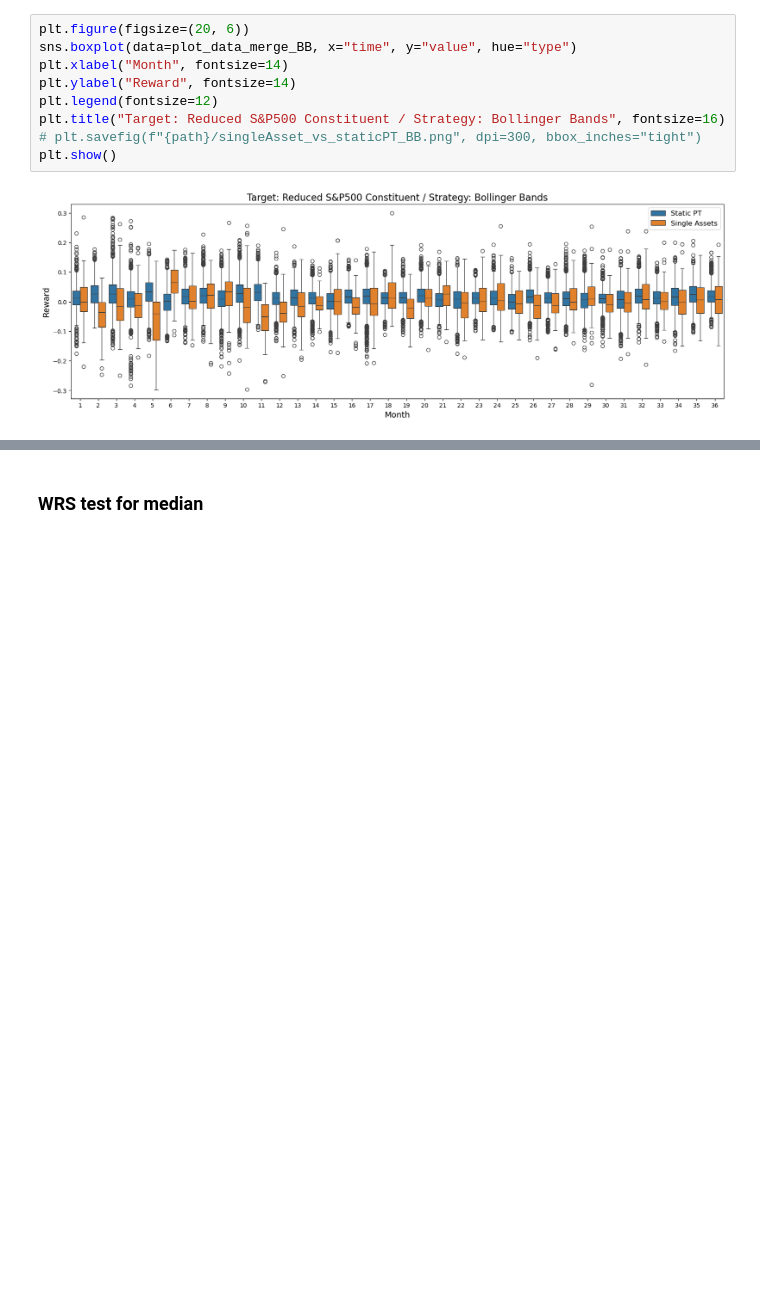
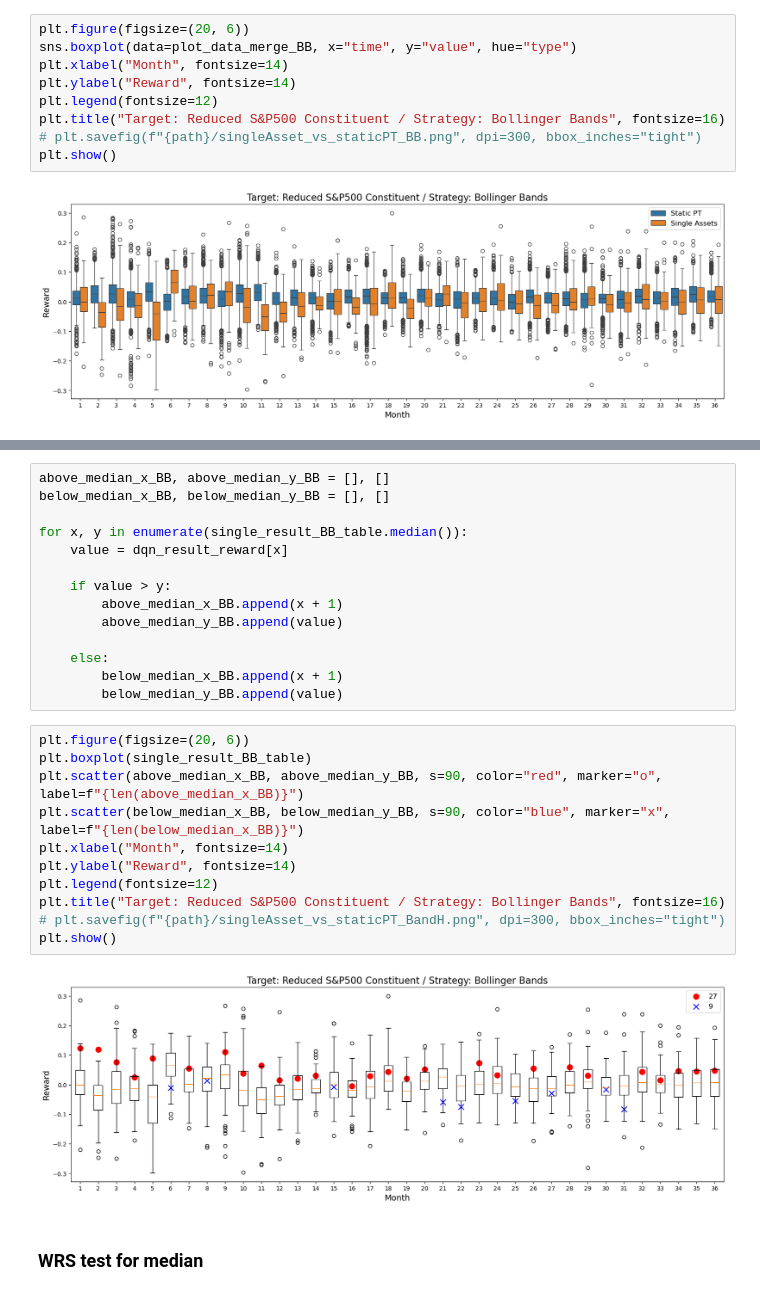
Before and after one commit to DanielHYLai/pairs-trading-with-reinforcement-learning, a Jupyter notebook: pairs-selection/comparison_oos_pairs_reduced.ipynb, the cells around one changed output, grey strips where cells are left out. Cells and saved outputs as stored; diff of their text form; blank space fills up the shorter version.

```diff
--- a/pairs-selection/comparison_oos_pairs_reduced.ipynb
+++ b/pairs-selection/comparison_oos_pairs_reduced.ipynb
@@ -190,3 +221,30 @@ plt.show()
+# %%
+above_median_x_BB, above_median_y_BB = [], []
+below_median_x_BB, below_median_y_BB = [], []
+
+for x, y in enumerate(single_result_BB_table.median()):
+    value = dqn_result_reward[x]
+
+    if value > y:
+        above_median_x_BB.append(x + 1)
+        above_median_y_BB.append(value)
+
+    else:
+        below_median_x_BB.append(x + 1)
+        below_median_y_BB.append(value)
+# %%
+plt.figure(figsize=(20, 6))
+plt.boxplot(single_result_BB_table)
+plt.scatter(above_median_x_BB, above_median_y_BB, s=90, color="red", marker="o", label=f"{len(above_median_x_BB)}")
+plt.scatter(below_median_x_BB, below_median_y_BB, s=90, color="blue", marker="x", label=f"{len(below_median_x_BB)}")
+plt.xlabel("Month", fontsize=14)
+plt.ylabel("Reward", fontsize=14)
+plt.legend(fontsize=12)
+plt.title("Target: Reduced S&P500 Constituent / Strategy: Bollinger Bands", fontsize=16)
+# plt.savefig(f"{path}/singleAsset_vs_staticPT_BandH.png", dpi=300, bbox_inches="tight")
+plt.show()
+# %% [output]
+[figure, added]
 # %% [markdown]
 ### WRS test for median
 # %%
```
Also changed, not shown: parts of 27 cells of this notebook.
